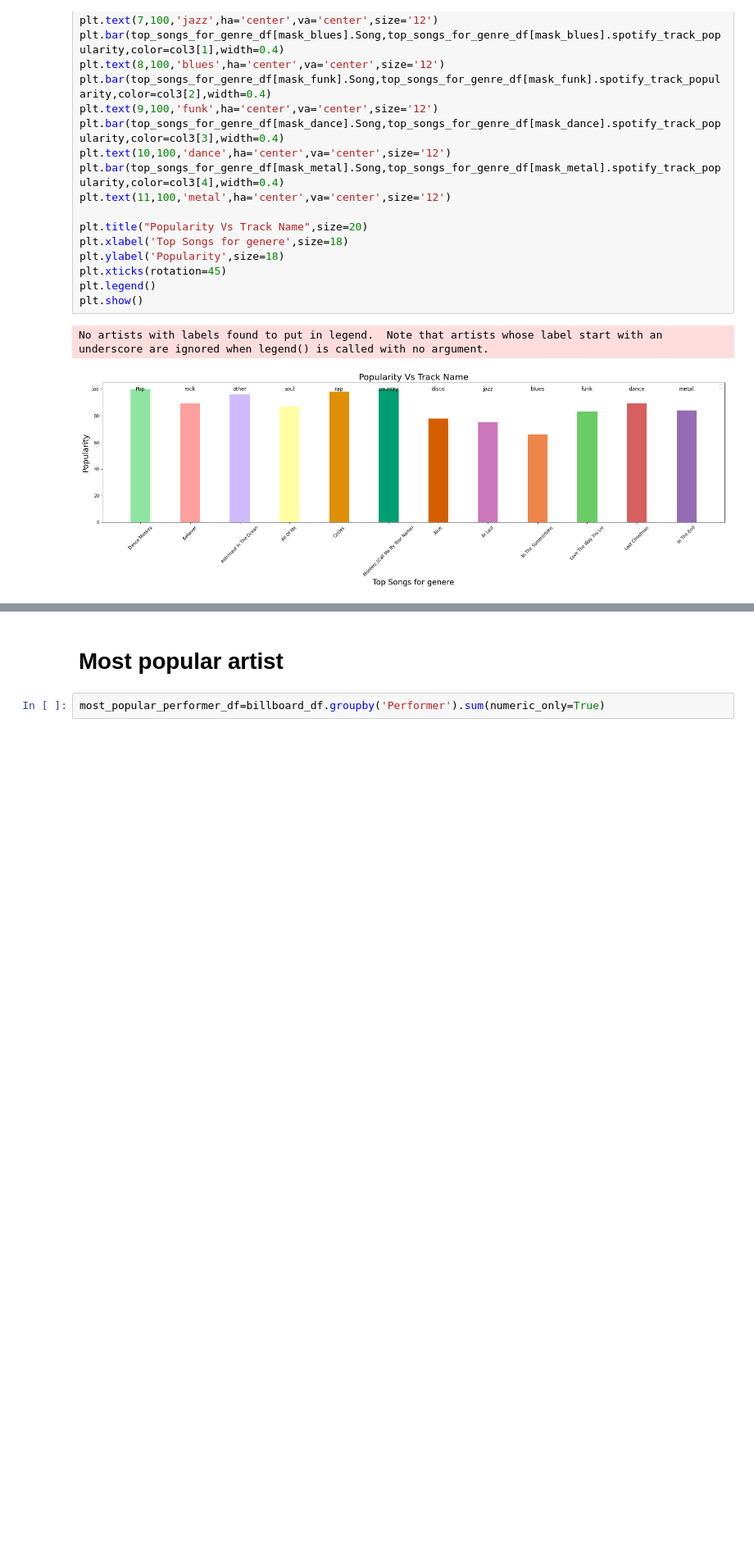
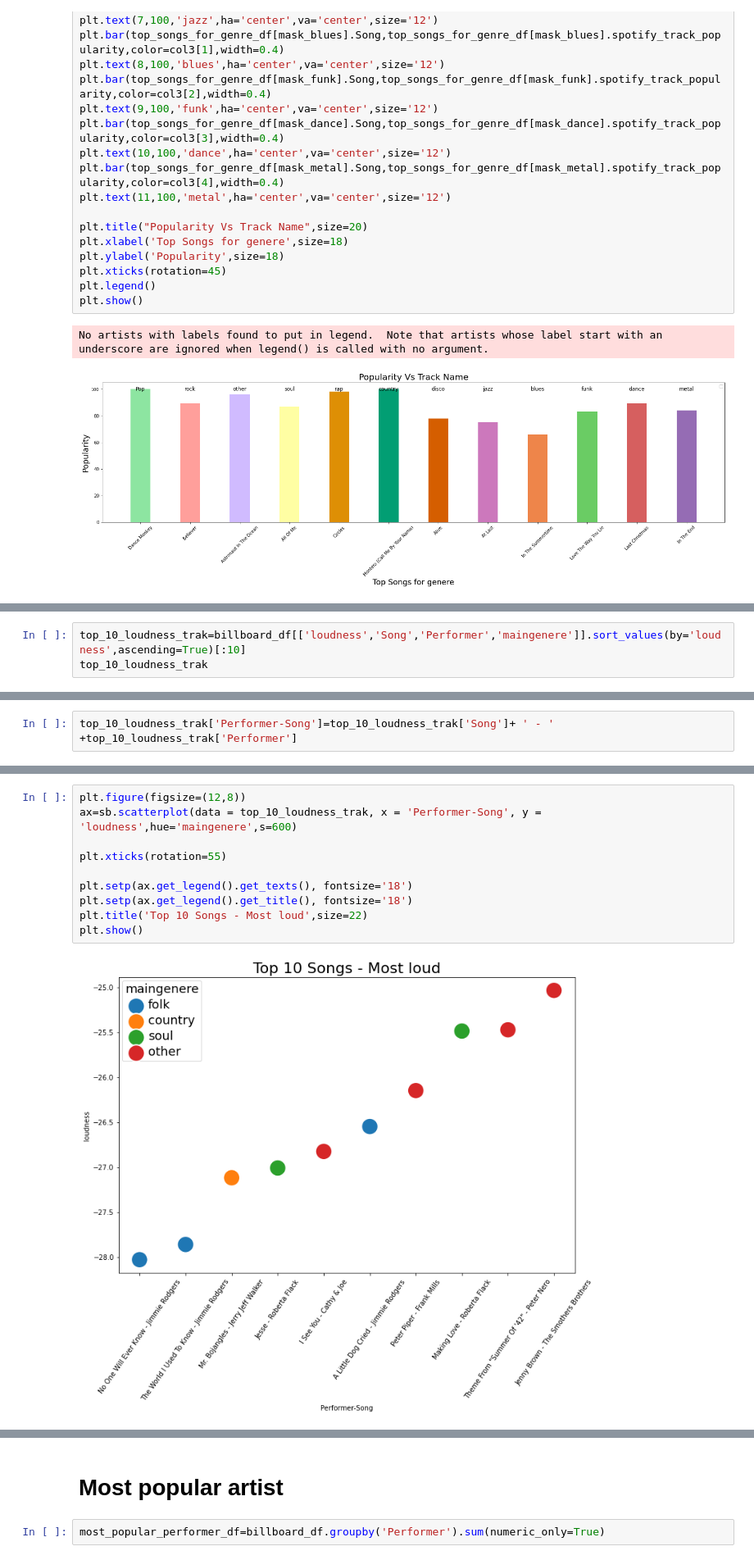
Before and after one commit to alelovo/Project_programming, a Jupyter notebook: project.ipynb, the cells around one changed output, grey strips where cells are left out. Shown at 82% size. Saved outputs shown, nothing was run; the diff lists cells and outputs as text; blank space fills up the shorter version.

Commit message:
Subplot for top 10 songs attribute

```diff
--- a/project.ipynb
+++ b/project.ipynb
@@ -1073,0 +1088,3 @@ No artists with labels found to put in legend.  Note that artists whose label st
+# %%
+top_10_loudness_trak=billboard_df[['loudness','Song','Performer','maingenere']].sort_values(by='loudness',ascending=True)[:10]
+top_10_loudness_trak
@@ -1073,0 +1103,2 @@ No artists with labels found to put in legend.  Note that artists whose label st
+# %%
+top_10_loudness_trak['Performer-Song']=top_10_loudness_trak['Song']+ ' - ' +top_10_loudness_trak['Performer']
@@ -1073,0 +1119,12 @@ No artists with labels found to put in legend.  Note that artists whose label st
+# %%
+plt.figure(figsize=(12,8))
+ax=sb.scatterplot(data = top_10_loudness_trak, x = 'Performer-Song', y = 'loudness',hue='maingenere',s=600)
+
+plt.xticks(rotation=55)
+
+plt.setp(ax.get_legend().get_texts(), fontsize='18')
+plt.setp(ax.get_legend().get_title(), fontsize='18')
+plt.title('Top 10 Songs - Most loud',size=22)
+plt.show()
+# %% [output]
+[figure, added]
```
Also changed, not shown: parts of 39 cells of this notebook.
